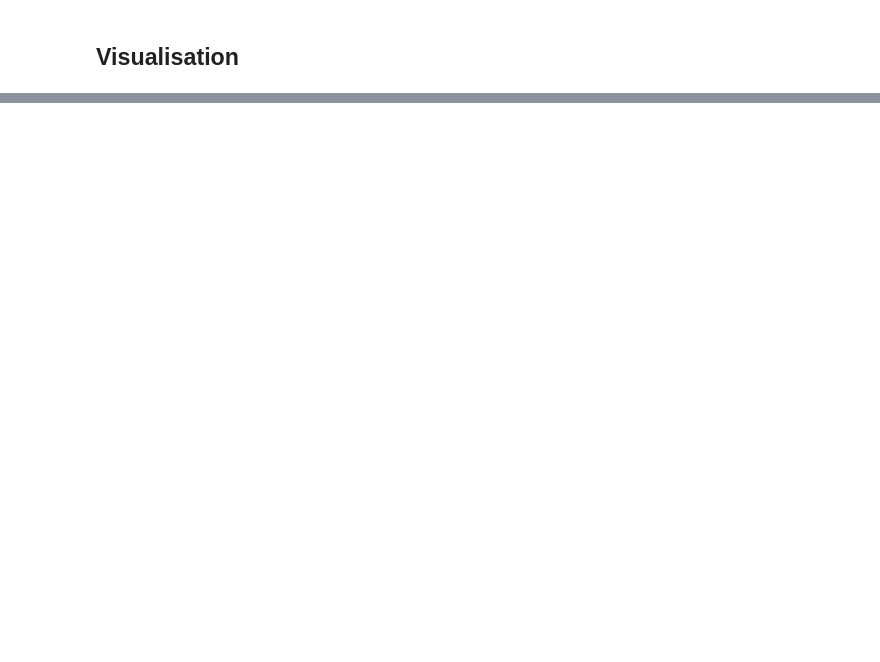
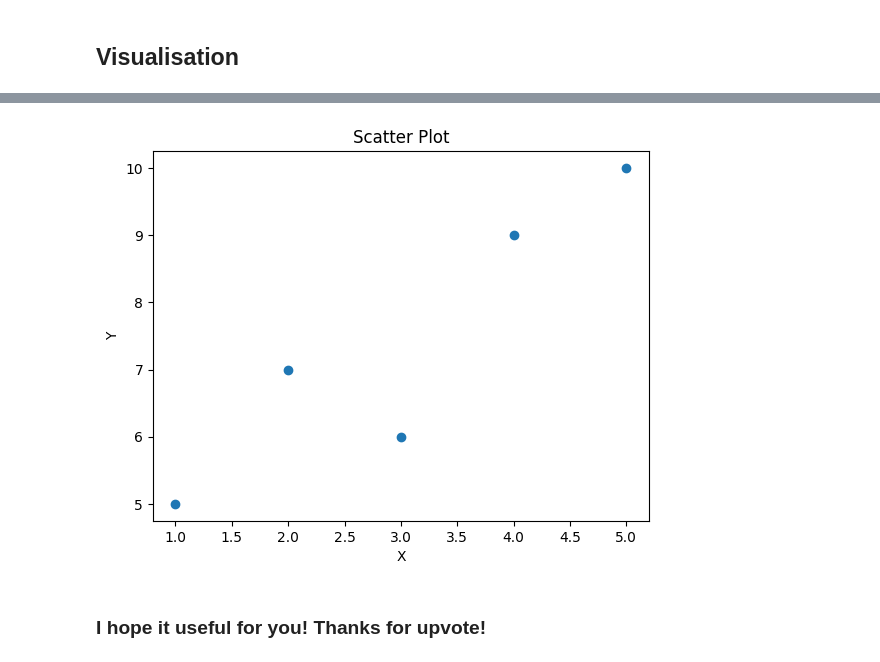
Before and after one commit to KuperOK/NumPy-from-Zero-to-Hero, a Jupyter notebook: numpy-from-zero-to-hero.ipynb, the cells around one changed output, grey strips where cells are left out. Cells and saved outputs as stored; diff of their text form; code cells hidden in the pictures; blank space fills up the shorter version.

```diff
--- a/numpy-from-zero-to-hero.ipynb
+++ b/numpy-from-zero-to-hero.ipynb
@@ -1683,0 +2475,15 @@ to be continued...
+# %%
+# Scatter plot
+
+x = np.array([1, 2, 3, 4, 5])
+y = np.array([5, 7, 6, 9, 10])
+
+plt.scatter(x, y)
+plt.title("Scatter Plot")
+plt.xlabel("X")
+plt.ylabel("Y")
+plt.show()
+# %% [output]
+[figure, added]
+# %% [markdown]
+### **I hope it useful for you! Thanks for upvote!**
```
Also changed, not shown: parts of 84 cells of this notebook.
